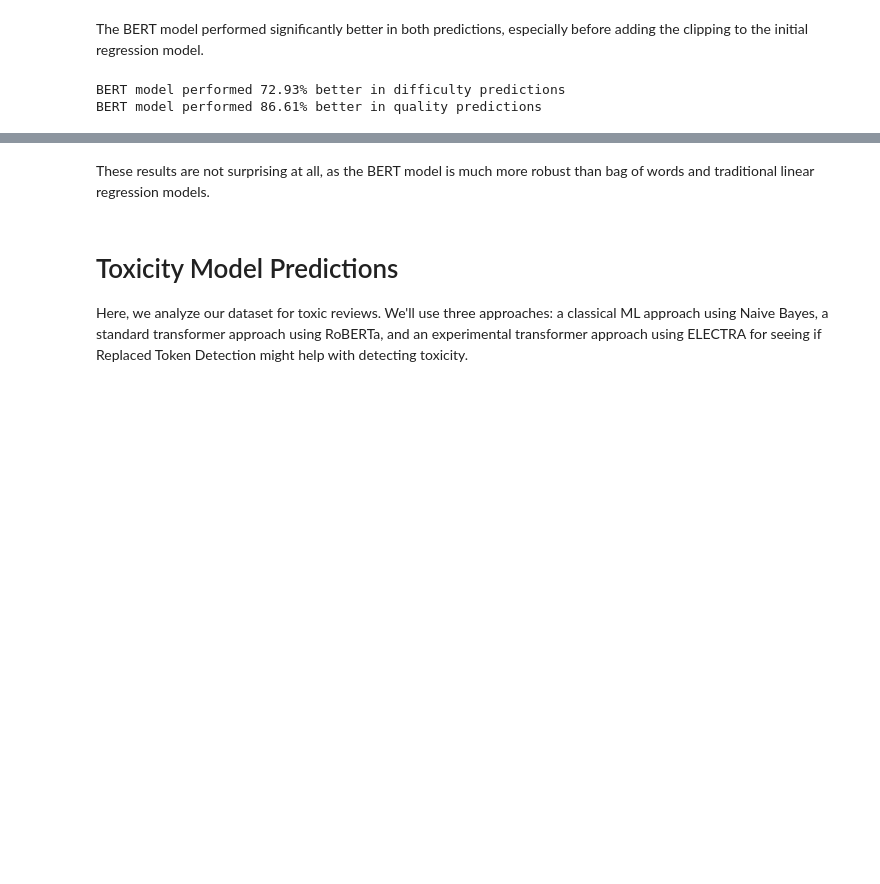
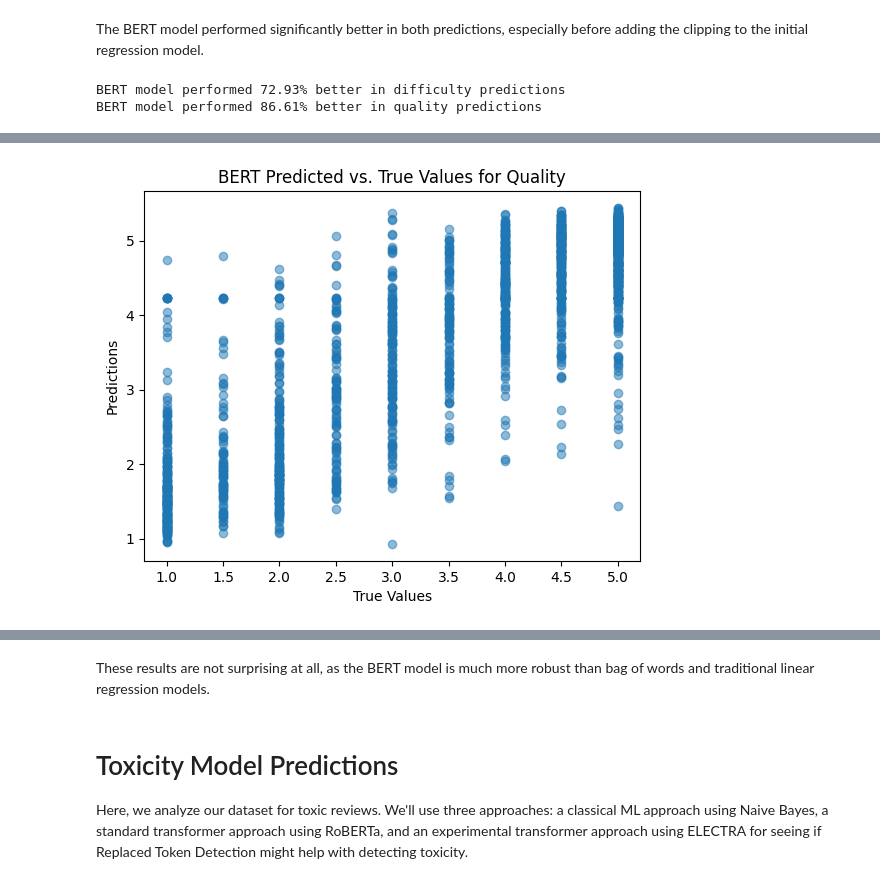
Before and after one commit to joshs23/NLP-RateMyProf, a Jupyter notebook: ratemyprof.ipynb, the cells around one changed output, grey strips where cells are left out. Drawn from its saved outputs; the diff is of its cells as text; code cells hidden in the pictures; blank space fills up the shorter version.

Commit message:
added more analysis to basic v bert

```diff
--- a/ratemyprof.ipynb
+++ b/ratemyprof.ipynb
@@ -577,10 +593,14 @@ if not os.path.isfile('diff_model.pth'):
 # %%
 torch.cuda.empty_cache()
 qual_model = BertForRegression()
-qual_model.load_state_dict(torch.load('qual_model.pth'))
+qual_model.load_state_dict(torch.load('qual_model.pth', map_location=torch.device('cpu')))
 qual_model.eval()
 qual_model = qual_model.to(device)
 test_loss = 0
+
+qual_all_labels = []
+qual_all_predictions = []
+
 with torch.no_grad():
     for batch_idx, batch in enumerate(Qual_test_loader):
         input_ids = batch['input_ids'].to(device)
@@ -590,6 +610,11 @@ with torch.no_grad():
         outputs = qual_model(input_ids=input_ids, attention_mask=attention_mask)
         loss = criterion(outputs, labels)
         test_loss += loss.item()
+        predictions = outputs.detach().cpu().numpy()
+        true_labels = labels.detach().cpu().numpy()
+
+        qual_all_predictions.extend(predictions)
+        qual_all_labels.extend(true_labels)
 
     qual_avg_test_loss = test_loss / len(Qual_test_loader)
     print(f"Quality Test Loss: {qual_avg_test_loss}")
@@ -650,0 +743,8 @@ BERT model performed 86.61% better in quality predictions
+# %%
+plt.scatter(qual_all_labels, qual_all_predictions, alpha=0.5)
+plt.xlabel('True Values')
+plt.ylabel('Predictions')
+plt.title('BERT Predicted vs. True Values for Quality')
+plt.show()
+# %% [output]
+[figure, added]
```
Also changed, not shown: parts of 23 cells of this notebook.
